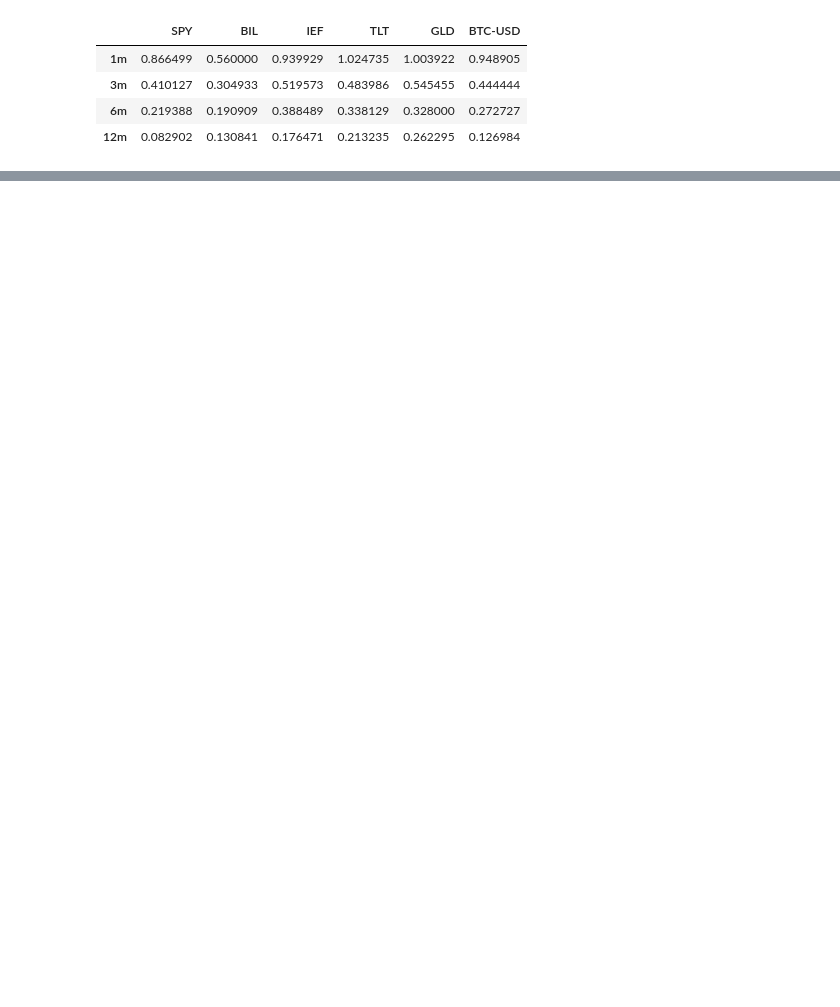
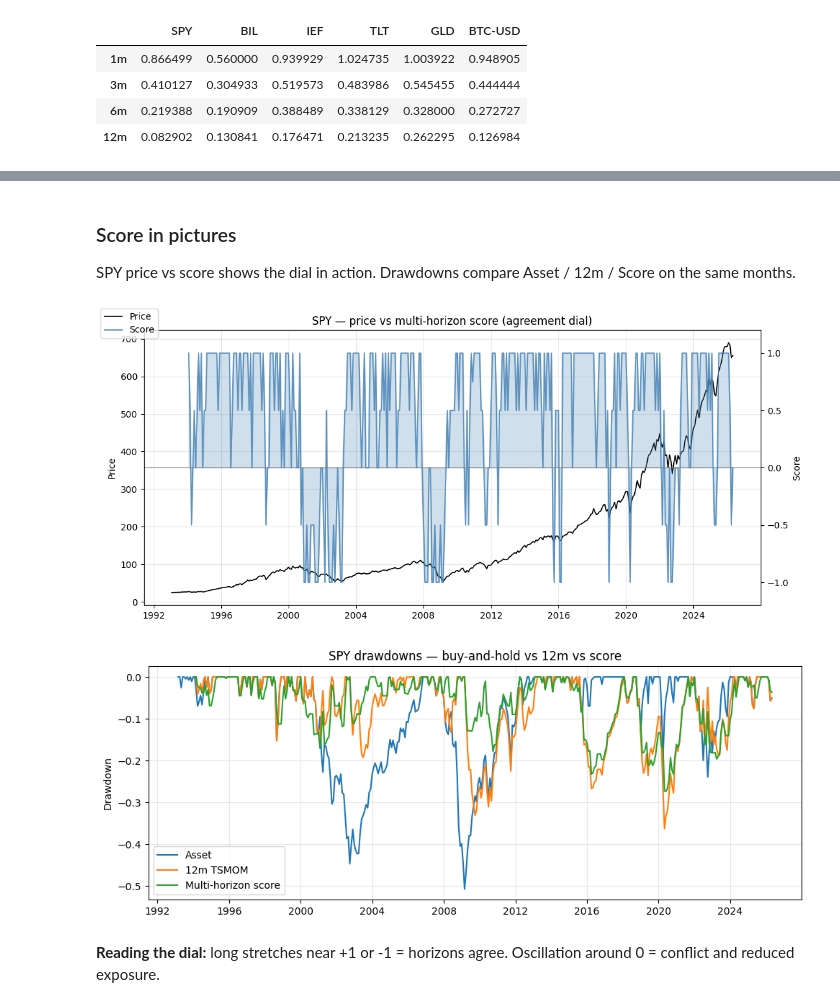
Before and after one commit to LAIN-21/time_series_momentum, a Jupyter notebook: strategy_design_2.ipynb, the cells around one changed output, grey strips where cells are left out. Cells and saved outputs as stored; diff of their text form; code cells hidden in the pictures; blank space fills up the shorter version.

```diff
--- a/strategy_design_2.ipynb
+++ b/strategy_design_2.ipynb
@@ -350,0 +495,25 @@ avg_turnover
+# %% [markdown]
+### Score in pictures
+
+SPY price vs score shows the dial in action. Drawdowns compare Asset / 12m / Score on the same months.
+# %%
+plot_score_and_price(
+    px_m["SPY"], score["SPY"],
+    title="SPY — price vs multi-horizon score (agreement dial)",
+)
+plot_drawdown_comparison(
+    {
+        "Asset": r_m["SPY"],
+        "12m TSMOM": strategy_returns_by_horizon[12]["SPY"],
+        "Multi-horizon score": score_r["SPY"],
+    },
+    title="SPY drawdowns — buy-and-hold vs 12m vs score",
+)
+display(Markdown(
+    "**Reading the dial:** long stretches near +1 or -1 = horizons agree. "
+    "Oscillation around 0 = conflict and reduced exposure."
+))
+# %% [output]
+[figure, added]
+[figure, added]
+**Reading the dial:** long stretches near +1 or -1 = horizons agree. Oscillation around 0 = conflict and reduced exposure.
```
Also changed, not shown: parts of 11 cells of this notebook, 41 other files.
